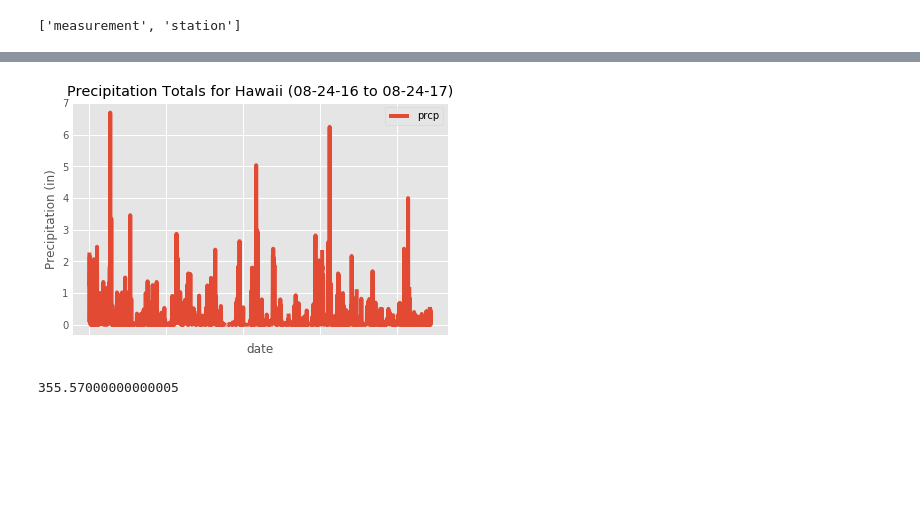
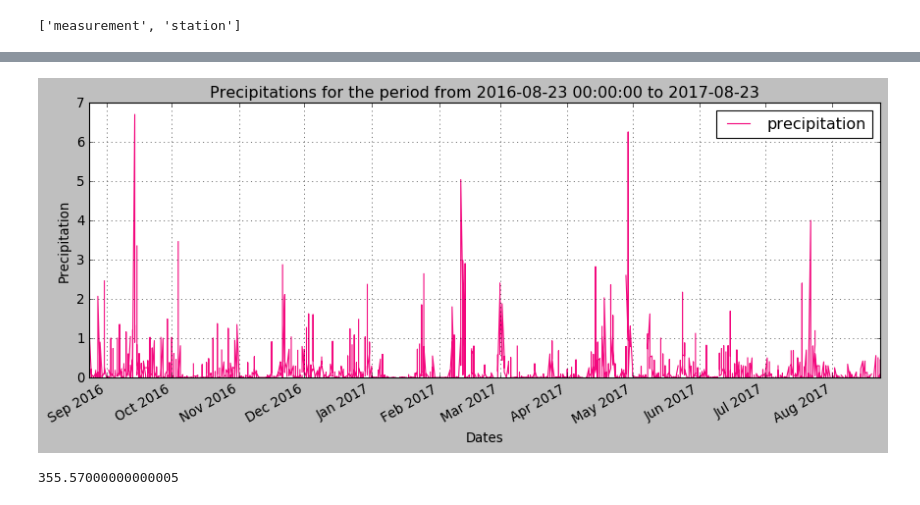
Before and after one commit to imerai/Homework, a Jupyter notebook: HW9/climate.ipynb, the cells around one changed output, grey strips where cells are left out. Saved outputs shown, nothing was run; the diff lists cells and outputs as text; code cells hidden in the pictures; blank space fills up the shorter version.

```diff
--- a/HW9/climate.ipynb
+++ b/HW9/climate.ipynb
@@ -101,14 +121,22 @@ date_precip_df.head()
+# %%
+# Plot precipitation graph and save to file
+plt.style.use('classic')
+ax = df.plot(title=f'Precipitations for the period from {year_ago} to {last_date[0][0:10]}', color='#F3097E',\
+             grid=True, figsize=(13,5))
+ax.set_xlabel('Dates')
+ax.set_ylabel('Precipitation')
+plt.savefig("Image/Precipitation.png")
+# %% [output]
+[figure, added]
 # %%
 #create a plot
 
-thing = date_precip_df.plot(title='Precipitation Totals for Hawaii (08-24-16 to 08-24-17)')
+# thing = date_precip_df.plot(title='Precipitation Totals for Hawaii (08-24-16 to 08-24-17)')
 
-plt.xticks(rotation= '45')
-thing.set_ylabel("Precipitation (in)")
-plt.show()
+# plt.xticks(rotation= '45')
+# thing.set_ylabel("Precipitation (in)")
+# plt.show()
 
-fig = thing.get_figure()
-fig.savefig('asdf.png')
+# fig = thing.get_figure()
+# fig.savefig('asdf.png')
-# %% [output]
-[figure, removed]
 # %%
```
Also changed, not shown: parts of 35 cells of this notebook, 6 other files.
